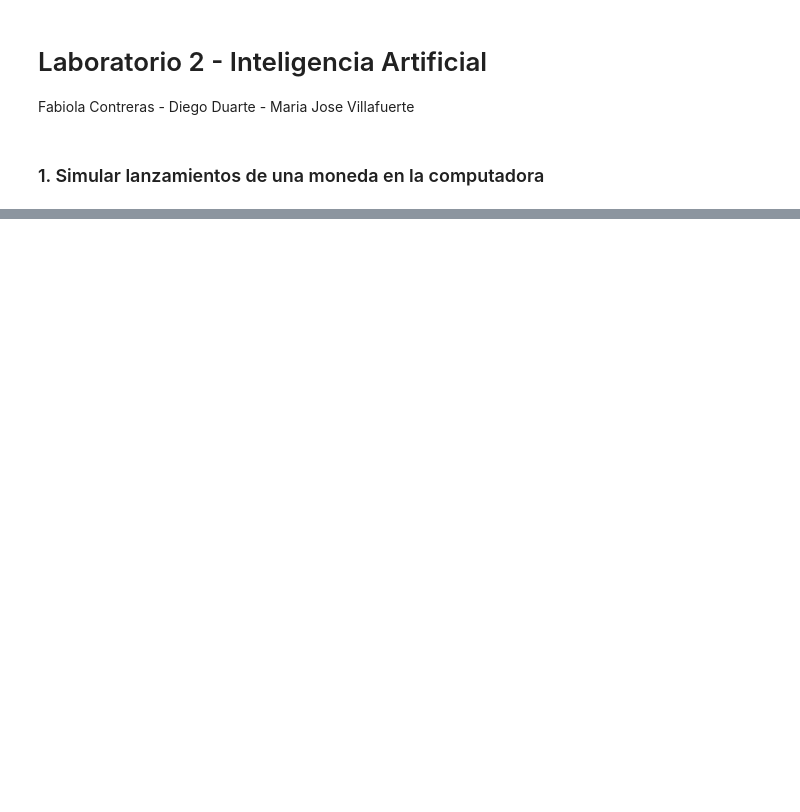
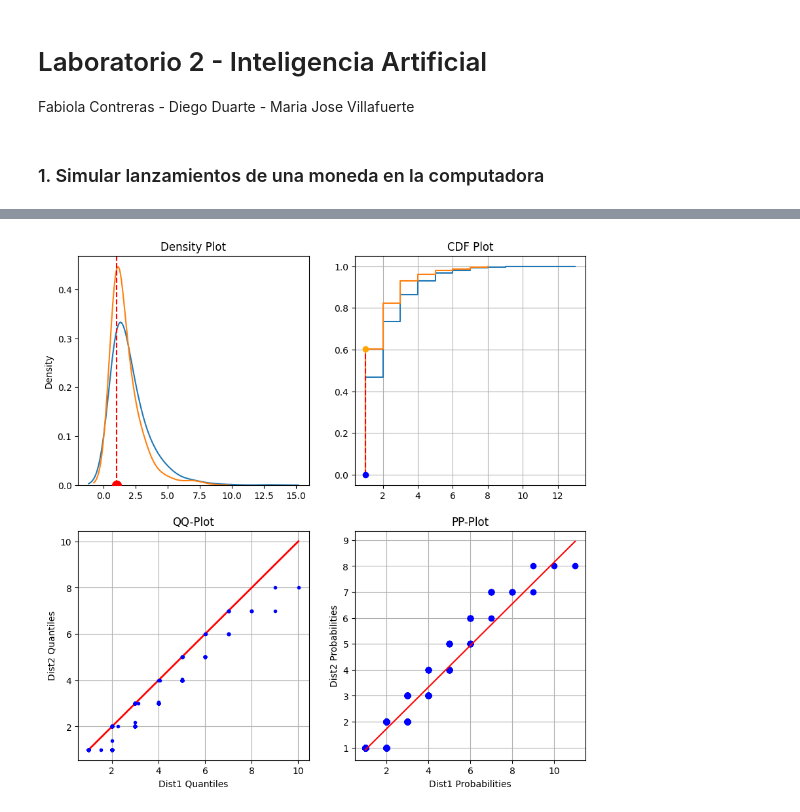
Before and after one commit to Fabiola-cc/IA_lab2, a Jupyter notebook: lab2.ipynb, the cells around one changed output, grey strips where cells are left out. Saved outputs shown, nothing was run; the diff lists cells and outputs as text; code cells hidden in the pictures; blank space fills up the shorter version.

```diff
--- a/lab2.ipynb
+++ b/lab2.ipynb
@@ -38,0 +43,96 @@ plt.show()
+# %%
+# Función para calcular la ECDF (Función de distribución empírica)
+def ecdf(a):
+    x, counts = np.unique(a, return_counts=True)
+    cusum = np.cumsum(counts)
+    return x, cusum / cusum[-1]
+
+def compare_samples(sample1, sample2, size):
+    data1 = sample1.rvs(size=size)
+    data2 = sample2.rvs(size=size)
+
+    x1, y1 = ecdf(data1)
+    x1 = np.insert(x1, 0, x1[0])
+    y1 = np.insert(y1, 0, 0.)
+    x2, y2 = ecdf(data2)
+    x2 = np.insert(x2, 0, x2[0])
+    y2 = np.insert(y2, 0, 0.)
+
+    plt.figure(figsize=(10, 10))
+
+    # Distancia KS
+    ks_statistic, p_value = sps.ks_2samp(data1, data2, alternative='two-sided')
+    print(f"KS-statistic: {ks_statistic}, p-value: {p_value}")
+
+    # Encontrar el punto donde la diferencia es máxima
+    # Interpolamos y2 a la misma longitud de y1 (para comparar correctamente)
+    from scipy.interpolate import interp1d
+    interp_y2 = interp1d(x2, y2, kind='previous', bounds_error=False, fill_value=(0, 1))
+    y2_interp = interp_y2(x1)  # Obtener valores de y2 en los mismos puntos que x1
+
+    # Determinar el índice donde ocurre la distancia máxima
+    idx = np.argmax(np.abs(y1 - y2_interp))
+    ks_x = x1[idx]  # Punto en X donde ocurre la distancia KS
+    ks_y1 = y1[idx]  # Valor de ECDF1 en ese punto
+    ks_y2 = y2_interp[idx]  # Valor de ECDF2 en ese punto
+
+    # a) Las funciones de densidad f1 y f2.
+    plt.subplot(2,2,1)
+    sns.kdeplot(data1, bw_method=0.5, label='dist1')
+    sns.kdeplot(data2, bw_method=0.5, label='dist2')
+    plt.title('Density Plot')
+
+    # Marcar el punto KS en la densidad
+    plt.axvline(ks_x, color='red', linestyle='dashed', label=f'KS @ x={ks_x}')
+    plt.scatter([ks_x], [0], color='red', zorder=3, label="KS Point", marker="o", s=100)
+
+    # b) Las funciones de distribución F1 y F2.
+    plt.subplot(2,2,2)
+    plt.plot(x1, y1, drawstyle='steps-post')
+    plt.plot(x2, y2, drawstyle='steps-post')
+
+    # Marcar el punto donde ocurre la distancia KS
+    plt.vlines(ks_x, ks_y1, ks_y2, colors='r', linestyle='dashed', label=f'KS = {ks_statistic:.3f}')
+    plt.scatter([ks_x], [ks_y1], color='blue', zorder=3)  # Punto en la ECDF1
+    plt.scatter([ks_x], [ks_y2], color='orange', zorder=3)  # Punto en la ECDF2
+
+    plt.grid(True)
+    plt.title('CDF Plot')
+
+    # c) Una gráfica PP (prob-prob).
+    plt.subplot(2,2,4)
+    sps.probplot(data2, dist=sample1, plot=plt)
+    plt.grid(True)
+    plt.title('PP-Plot')
+    plt.xlabel('Dist1 Probabilities')
+    plt.ylabel('Dist2 Probabilities')
+
+    # d) Una gráfica QQ (quantil-quantil).
+    plt.subplot(2,2,3)
+    qqs = np.linspace(0., 1., 1001)[:-1]
+    qq1 = np.quantile(data1, qqs)
+    qq2 = np.quantile(data2, qqs)
+    minq = min(qq1.min(), qq2.min())
+    maxq = max(qq1.max(), qq2.max())
+    plt.plot([minq,maxq], [minq,maxq], 'r-', lw=2)
+    plt.plot(qq1, qq2, 'b.', drawstyle='steps-post')
+    plt.grid(True)
+    plt.title('QQ-Plot')
+    plt.xlabel('Dist1 Quantiles')
+    plt.ylabel('Dist2 Quantiles')
+
+    # Prueba de hipótesis de Kolmogorov-Smirnov
+    print(sps.kstest(data1, data2))
+
+    plt.show()
+
+# Comparar la distribución del inciso anterior con muestra aleatoria
+# i) Geom(p),
+data1 = sps.geom(p=0.5)
+
+# ii) Geom(q), para q = 1.2p
+# q = 1.2 * 0.5
+data2 = sps.geom(p=0.6)
+
+compare_samples(data1, data2, 1000)
+# %% [output]
@@ -38,0 +141 @@ plt.show()
+[figure, added]
```
Also changed, not shown: parts of 4 cells of this notebook.
